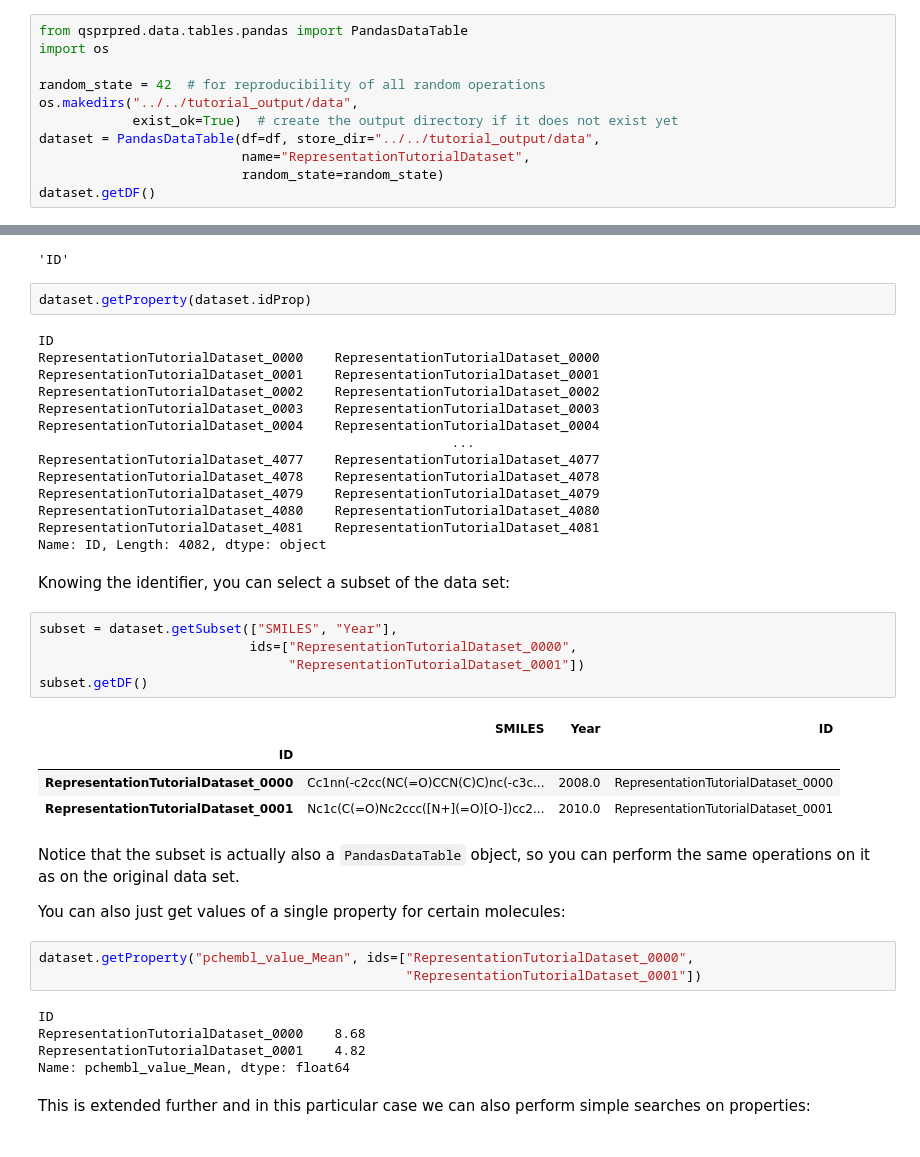
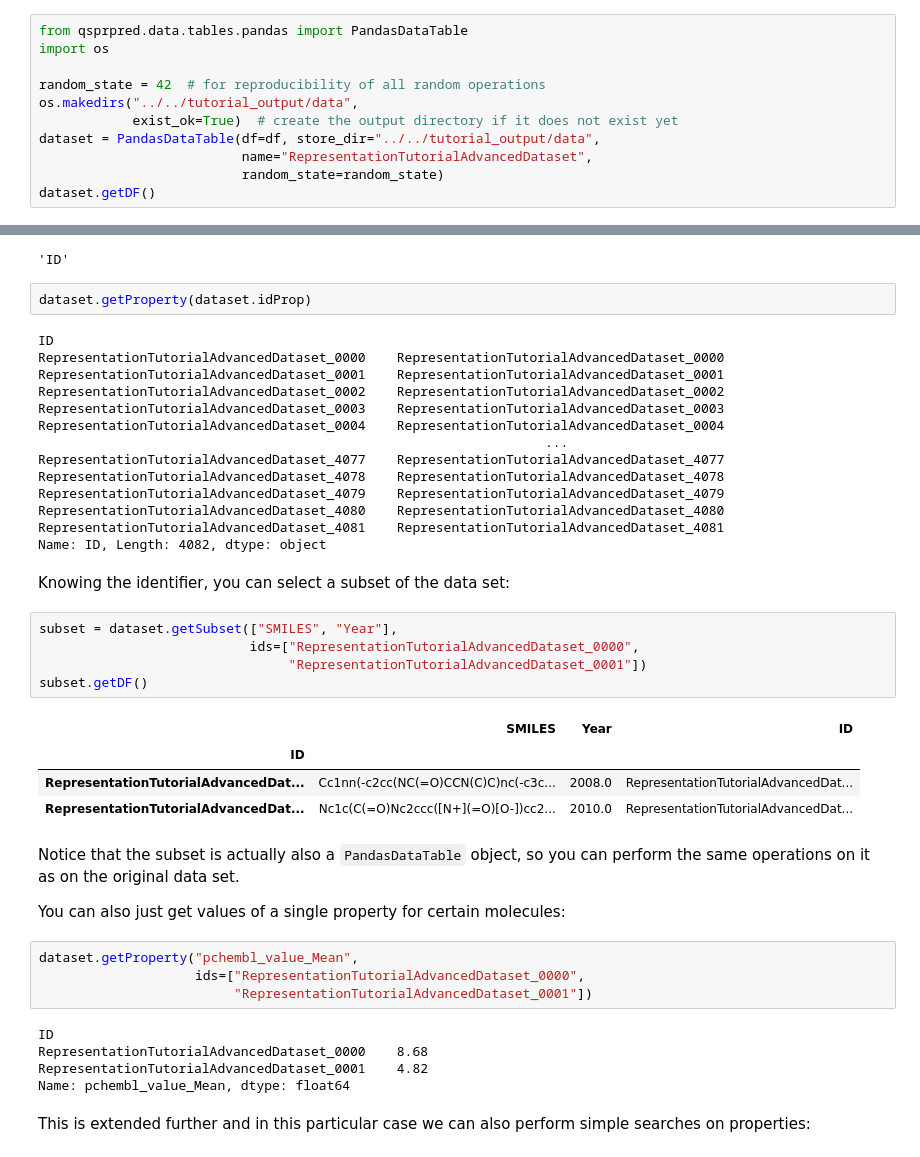
Before and after one commit to CDDLeiden/QSPRpred, a Jupyter notebook: tutorials/advanced/data/data_representation.ipynb, the cells around one changed output, grey strips where cells are left out. Drawn from its saved outputs; the diff is of its cells as text.

```diff
--- a/tutorials/advanced/data/data_representation.ipynb
+++ b/tutorials/advanced/data/data_representation.ipynb
@@ -33,7 +33,7 @@ random_state = 42  # for reproducibility of all random operations
 os.makedirs("../../tutorial_output/data",
             exist_ok=True)  # create the output directory if it does not exist yet
 dataset = PandasDataTable(df=df, store_dir="../../tutorial_output/data",
-                          name="RepresentationTutorialDataset",
+                          name="RepresentationTutorialAdvancedDataset",
                           random_state=random_state)
 dataset.getDF()
 # %% [output]
@@ -122,17 +122,17 @@ dataset.idProp
 dataset.getProperty(dataset.idProp)
 # %% [output]
 ID
-RepresentationTutorialDataset_0000    RepresentationTutorialDataset_0000
-RepresentationTutorialDataset_0001    RepresentationTutorialDataset_0001
-RepresentationTutorialDataset_0002    RepresentationTutorialDataset_0002
-RepresentationTutorialDataset_0003    RepresentationTutorialDataset_0003
-RepresentationTutorialDataset_0004    RepresentationTutorialDataset_0004
-                                                     ...
-RepresentationTutorialDataset_4077    RepresentationTutorialDataset_4077
-RepresentationTutorialDataset_4078    RepresentationTutorialDataset_4078
-RepresentationTutorialDataset_4079    RepresentationTutorialDataset_4079
-RepresentationTutorialDataset_4080    RepresentationTutorialDataset_4080
-RepresentationTutorialDataset_4081    RepresentationTutorialDataset_4081
+RepresentationTutorialAdvancedDataset_0000    RepresentationTutorialAdvancedDataset_0000
+RepresentationTutorialAdvancedDataset_0001    RepresentationTutorialAdvancedDataset_0001
+RepresentationTutorialAdvancedDataset_0002    RepresentationTutorialAdvancedDataset_0002
+RepresentationTutorialAdvancedDataset_0003    RepresentationTutorialAdvancedDataset_0003
+RepresentationTutorialAdvancedDataset_0004    RepresentationTutorialAdvancedDataset_0004
+                                                                 ...
+RepresentationTutorialAdvancedDataset_4077    RepresentationTutorialAdvancedDataset_4077
+RepresentationTutorialAdvancedDataset_4078    RepresentationTutorialAdvancedDataset_4078
+RepresentationTutorialAdvancedDataset_4079    RepresentationTutorialAdvancedDataset_4079
+RepresentationTutorialAdvancedDataset_4080    RepresentationTutorialAdvancedDataset_4080
+RepresentationTutorialAdvancedDataset_4081    RepresentationTutorialAdvancedDataset_4081
 Name: ID, Length: 4082, dtype: object
 # %% [markdown]
 Knowing
@@ -148,14 +148,14 @@ data
 set:
 # %%
 subset = dataset.getSubset(["SMILES", "Year"],
-                           ids=["RepresentationTutorialDataset_0000",
-                                "RepresentationTutorialDataset_0001"])
+                           ids=["RepresentationTutorialAdvancedDataset_0000",
+                                "RepresentationTutorialAdvancedDataset_0001"])
 subset.getDF()
 # %% [output]
 |  | SMILES | Year | ID |
 | ID |  |  |  |
-| RepresentationTutorialDataset_0000 | Cc1nn(-c2cc(NC(=O)CCN(C)C)nc(-c3c... | 2008.0 | RepresentationTutorialDataset_0000 |
-| RepresentationTutorialDataset_0001 | Nc1c(C(=O)Nc2ccc([N+](=O)[O-])cc2... | 2010.0 | RepresentationTutorialDataset_0001 |
+| RepresentationTutorialAdvancedDat... | Cc1nn(-c2cc(NC(=O)CCN(C)C)nc(-c3c... | 2008.0 | RepresentationTutorialAdvancedDat... |
+| RepresentationTutorialAdvancedDat... | Nc1c(C(=O)Nc2ccc([N+](=O)[O-])cc2... | 2010.0 | RepresentationTutorialAdvancedDat... |
 # %% [markdown]
 Notice
 that
@@ -190,12 +190,13 @@ single
 property
 for certain molecules:
 # %%
-dataset.getProperty("pchembl_value_Mean", ids=["RepresentationTutorialDataset_0000",
-                                               "RepresentationTutorialDataset_0001"])
+dataset.getProperty("pchembl_value_Mean",
+                    ids=["RepresentationTutorialAdvancedDataset_0000",
+                         "RepresentationTutorialAdvancedDataset_0001"])
 # %% [output]
 ID
-RepresentationTutorialDataset_0000    8.68
-RepresentationTutorialDataset_0001    4.82
+RepresentationTutorialAdvancedDataset_0000    8.68
+RepresentationTutorialAdvancedDataset_0001    4.82
 Name: pchembl_value_Mean, dtype: float64
 # %% [markdown]
 This is extended
```
Also changed, not shown: parts of 18 cells of this notebook, 1 other file.
